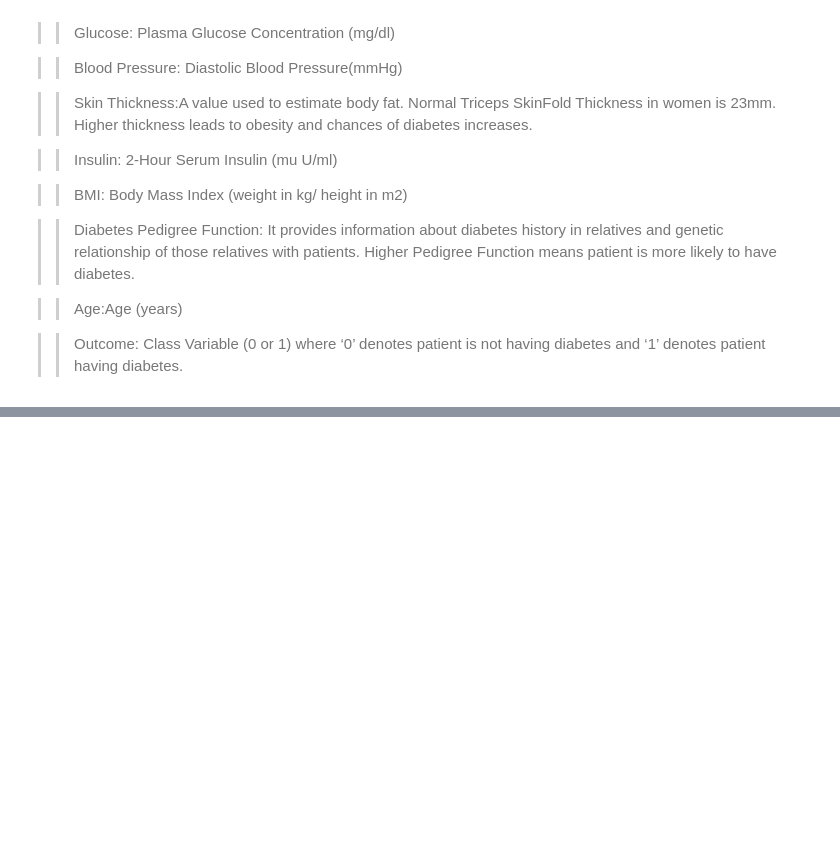
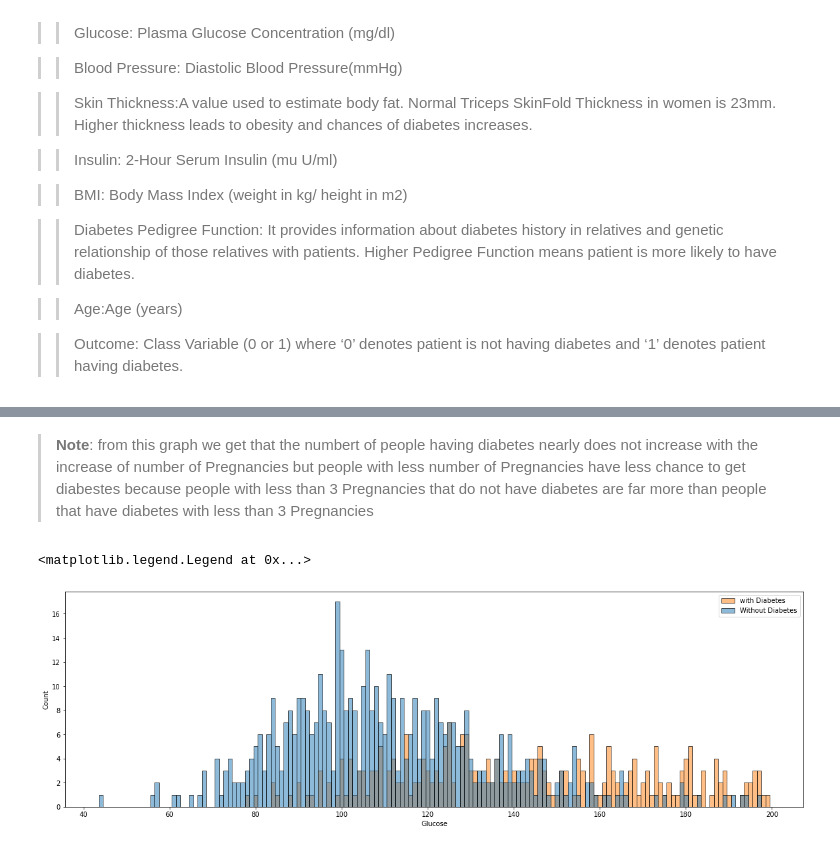
Before and after one commit to Sa3eedoo/Detecting-Pima-Indians-Diabetes-Database, a Jupyter notebook: Detecting Pima Indians Diabetes Database – Python Machine Learning Project.ipynb, the cells around one changed output, grey strips where cells are left out. Saved outputs shown, nothing was run; the diff lists cells and outputs as text; code cells hidden in the pictures; blank space fills up the shorter version.

```diff
--- a/Detecting Pima Indians Diabetes Database – Python Machine Learning Project.ipynb
+++ b/Detecting Pima Indians Diabetes Database – Python Machine Learning Project.ipynb
@@ -95,0 +196,9 @@
+# %% [markdown]
+> **Note**: from this graph we get that the numbert of people having diabetes nearly does not increase with the increase of number of Pregnancies but people with less number of Pregnancies have less chance to get diabestes because people with less than 3 Pregnancies that do not have diabetes are far more than people that have diabetes with less than 3 Pregnancies
+# %%
+plt.figure(figsize=(20,6))
+sns.histplot(x='Glucose',hue = 'Outcome', data=df, legend=True, discrete=True)
+plt.legend(["with Diabetes", "Without Diabetes"])
+# %% [output]
+<matplotlib.legend.Legend at 0x...>
+[figure, added]
```
Also changed, not shown: parts of 75 cells of this notebook.
